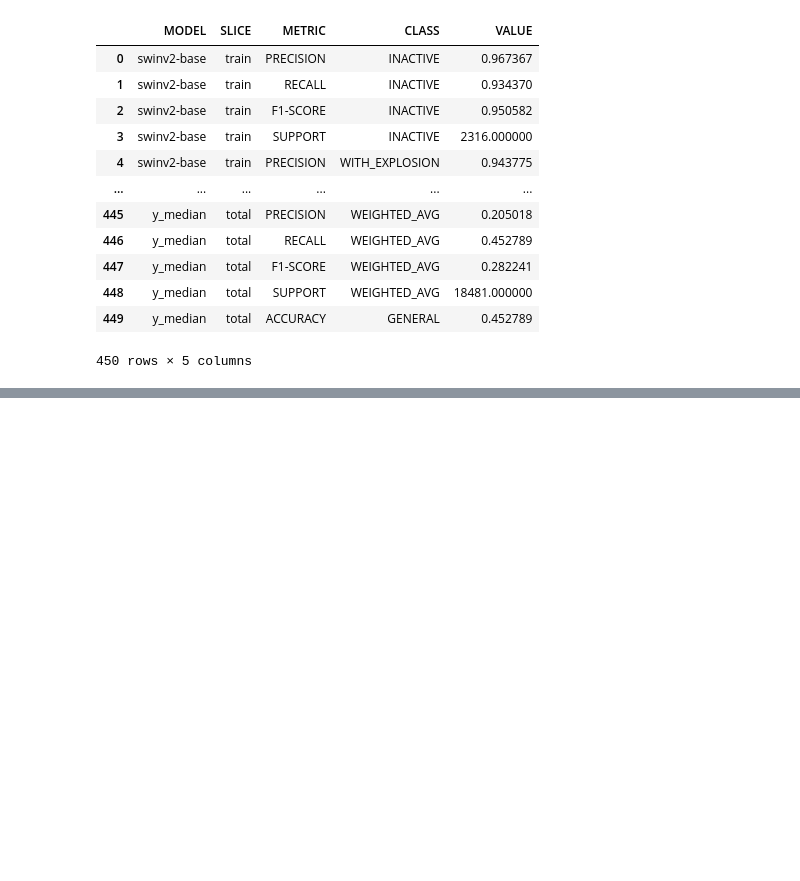
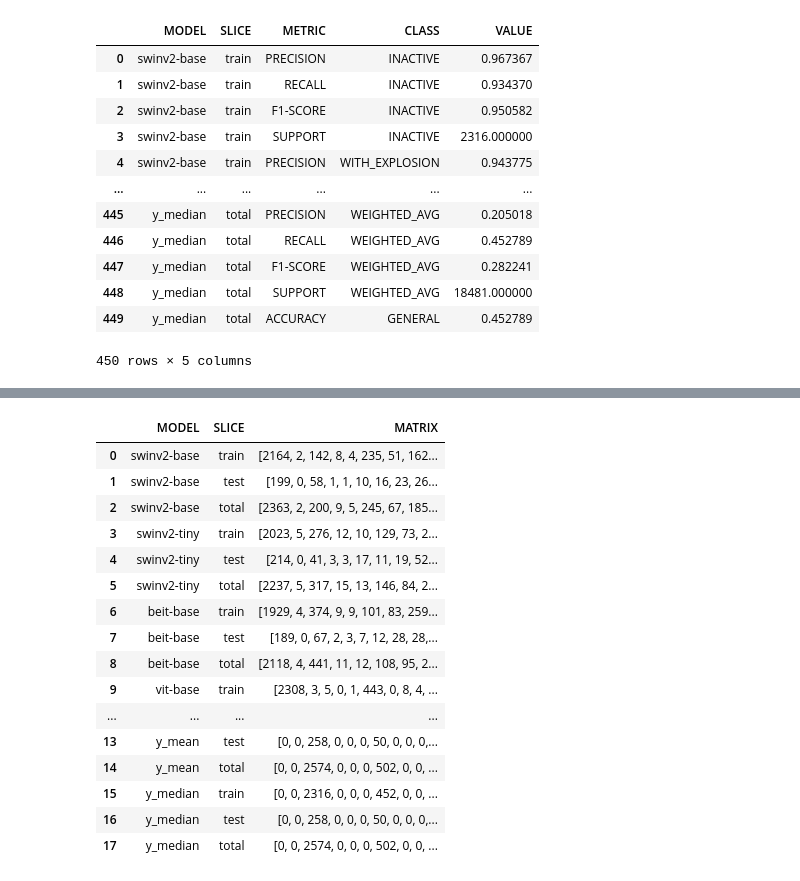
Before and after one commit to mirluvams/tesis, a Jupyter notebook: 8-representation.ipynb, the cells around one changed output, grey strips where cells are left out. Cells and saved outputs as stored; diff of their text form; code cells hidden in the pictures; blank space fills up the shorter version.

```diff
--- a/8-representation.ipynb
+++ b/8-representation.ipynb
@@ -135 +213,21 @@ plt.show()
 [figure]
+# %%
+cmx
+# %% [output]
+|  | MODEL | SLICE | MATRIX |
+| 0 | swinv2-base | train | [2164, 2, 142, 8, 4, 235, 51, 162... |
+| 1 | swinv2-base | test | [199, 0, 58, 1, 1, 10, 16, 23, 26... |
+| 2 | swinv2-base | total | [2363, 2, 200, 9, 5, 245, 67, 185... |
+| 3 | swinv2-tiny | train | [2023, 5, 276, 12, 10, 129, 73, 2... |
+| 4 | swinv2-tiny | test | [214, 0, 41, 3, 3, 17, 11, 19, 52... |
+| 5 | swinv2-tiny | total | [2237, 5, 317, 15, 13, 146, 84, 2... |
+| 6 | beit-base | train | [1929, 4, 374, 9, 9, 101, 83, 259... |
+| 7 | beit-base | test | [189, 0, 67, 2, 3, 7, 12, 28, 28,... |
+| 8 | beit-base | total | [2118, 4, 441, 11, 12, 108, 95, 2... |
+| 9 | vit-base | train | [2308, 3, 5, 0, 1, 443, 0, 8, 4, ... |
+| ... | ... | ... | ... |
+| 13 | y_mean | test | [0, 0, 258, 0, 0, 0, 50, 0, 0, 0,... |
+| 14 | y_mean | total | [0, 0, 2574, 0, 0, 0, 502, 0, 0, ... |
+| 15 | y_median | train | [0, 0, 2316, 0, 0, 0, 452, 0, 0, ... |
+| 16 | y_median | test | [0, 0, 258, 0, 0, 0, 50, 0, 0, 0,... |
+| 17 | y_median | total | [0, 0, 2574, 0, 0, 0, 502, 0, 0, ... |
```
Also changed, not shown: parts of 16 cells of this notebook, 1 other file.
